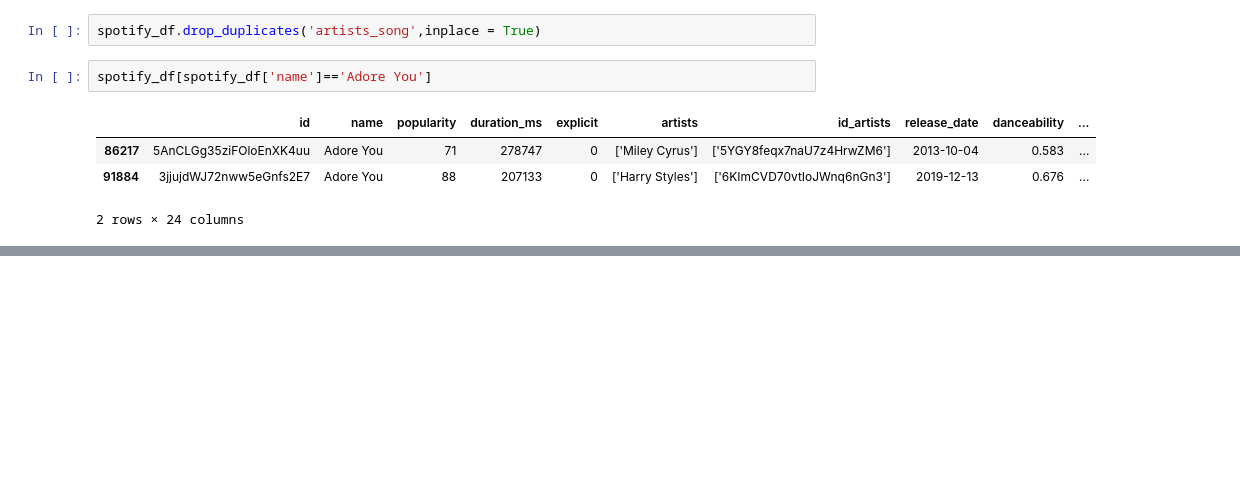
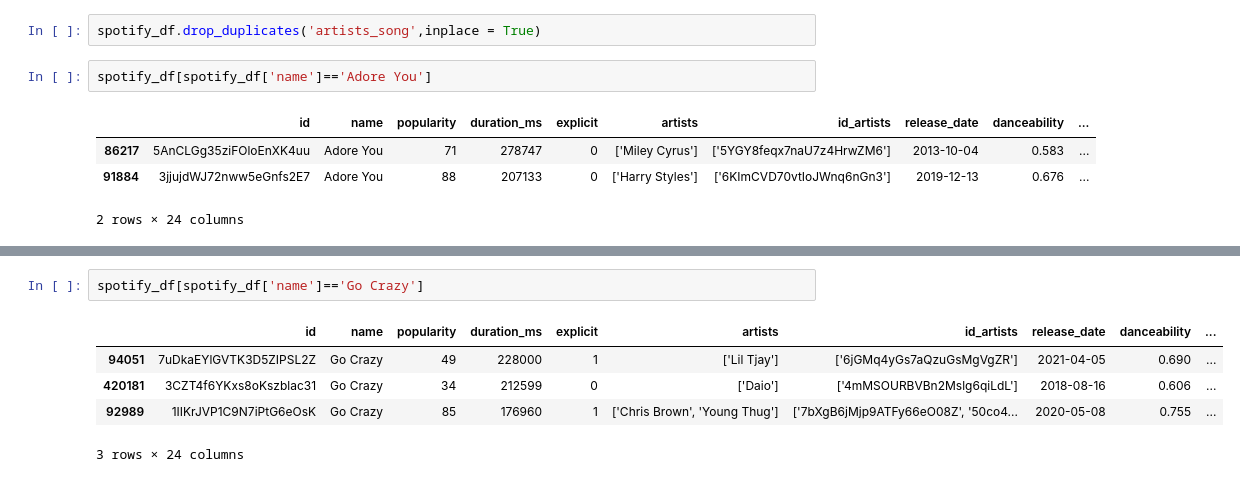
Before and after one commit to sabaami/spotifyrecommender, a Jupyter notebook: NeuSpotifyRecomm.ipynb, the cells around one changed output, grey strips where cells are left out. Saved outputs shown, nothing was run; the diff lists cells and outputs as text; blank space fills up the shorter version.

```diff
--- a/NeuSpotifyRecomm.ipynb
+++ b/NeuSpotifyRecomm.ipynb
@@ -78,0 +134,8 @@ spotify_df[spotify_df['name']=='Adore You']
+# %%
+spotify_df[spotify_df['name']=='Go Crazy']
+# %% [output]
+|  | id | name | popularity | duration_ms | explicit | artists | id_artists | release_date | danceability | ... |
+| 94051 | 7uDkaEYlGVTK3D5ZIPSL2Z | Go Crazy | 49 | 228000 | 1 | ['Lil Tjay'] | ['6jGMq4yGs7aQzuGsMgVgZR'] | 2021-04-05 | 0.690 | ... |
+| 420181 | 3CZT4f6YKxs8oKszblac31 | Go Crazy | 34 | 212599 | 0 | ['Daio'] | ['4mMSOURBVBn2Mslg6qiLdL'] | 2018-08-16 | 0.606 | ... |
+| 92989 | 1IIKrJVP1C9N7iPtG6eOsK | Go Crazy | 85 | 176960 | 1 | ['Chris Brown', 'Young Thug'] | ['7bXgB6jMjp9ATFy66eO08Z', '50co4... | 2020-05-08 | 0.755 | ... |
+3 rows × 24 columns
```
Also changed, not shown: parts of 6 cells of this notebook.
